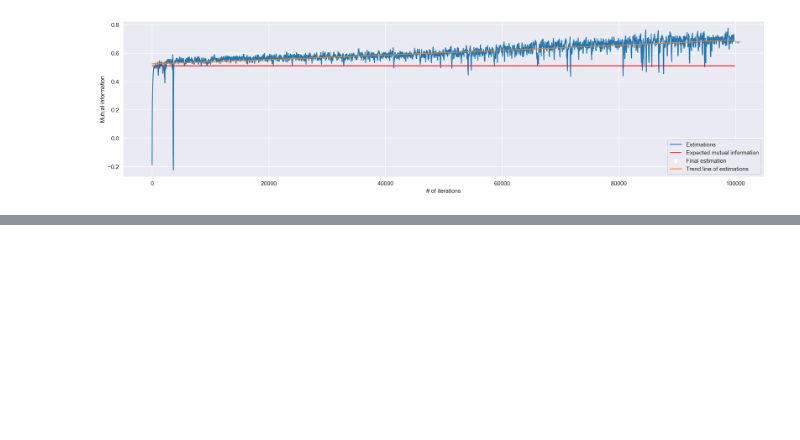
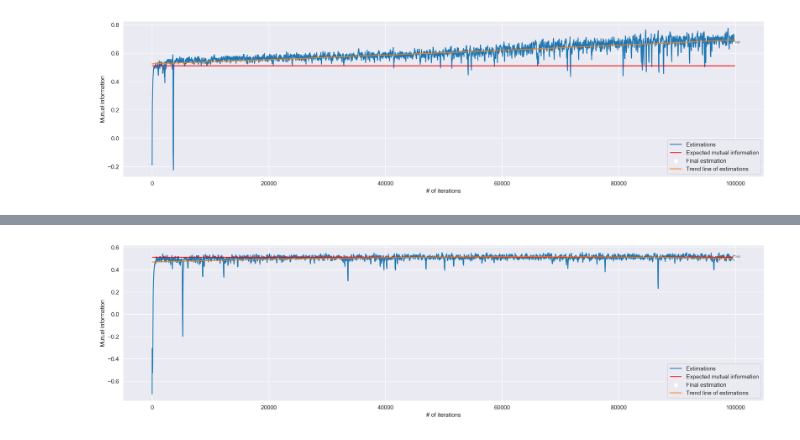
Before and after one commit to umityigitbsrn/mine-mutual-information-neural-estimation, a Jupyter notebook: ablation_study_mine.ipynb, the cells around one changed output, grey strips where cells are left out. Cells and saved outputs as stored; diff of their text form; code cells hidden in the pictures; blank space fills up the shorter version.

```diff
--- a/ablation_study_mine.ipynb
+++ b/ablation_study_mine.ipynb
@@ -163,0 +218,5 @@ plot_sample_size_graphs(result_cor)
+# %%
+data_X = np.random.multivariate_normal(mean=[0,0], cov=cov, size=1024)
+mine_net_cor = MineELU()
+mine_net_optim_cor = optim.Adam(mine_net_cor.parameters(), lr=1e-3)
+result_cor = train(data_X, mine_net_cor, mine_net_optim_cor, batch_size=128)
@@ -163,0 +241,4 @@ plot_sample_size_graphs(result_cor)
+# %%
+plot_sample_size_graphs(result_cor)
+# %% [output]
+[figure, added]
```
Also changed, not shown: parts of 11 cells of this notebook.
